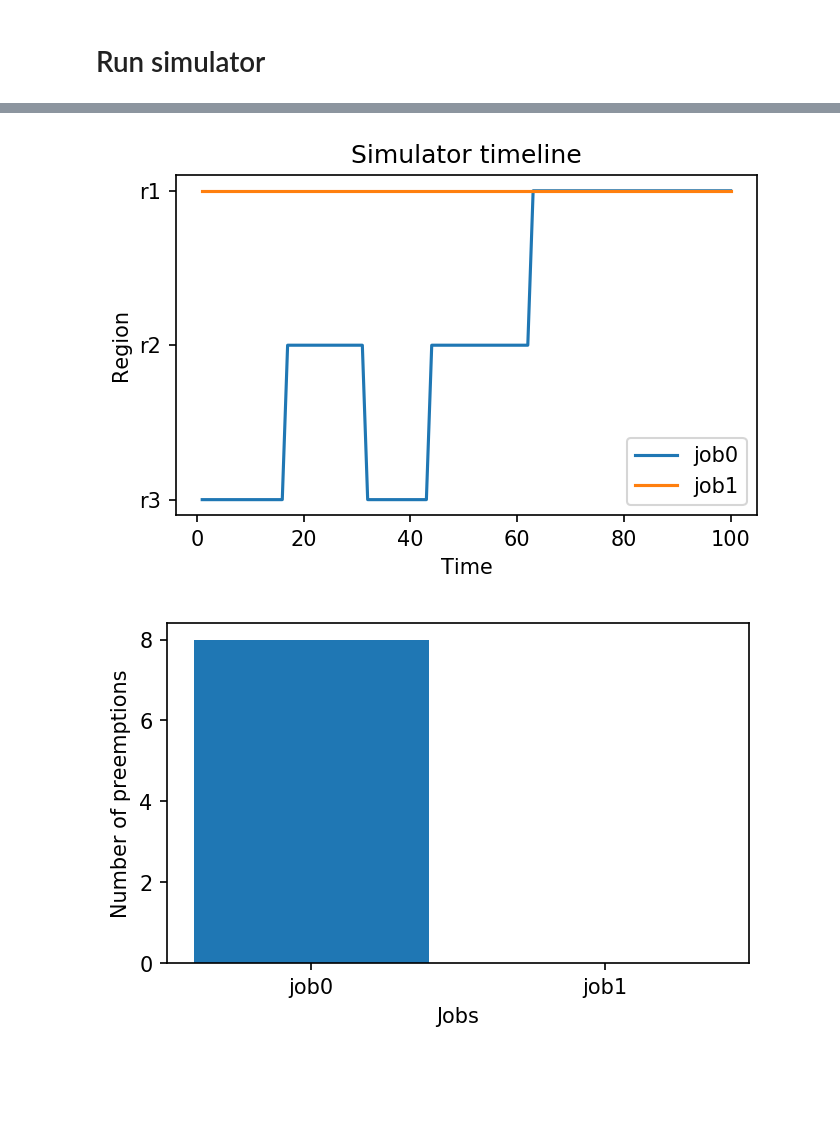
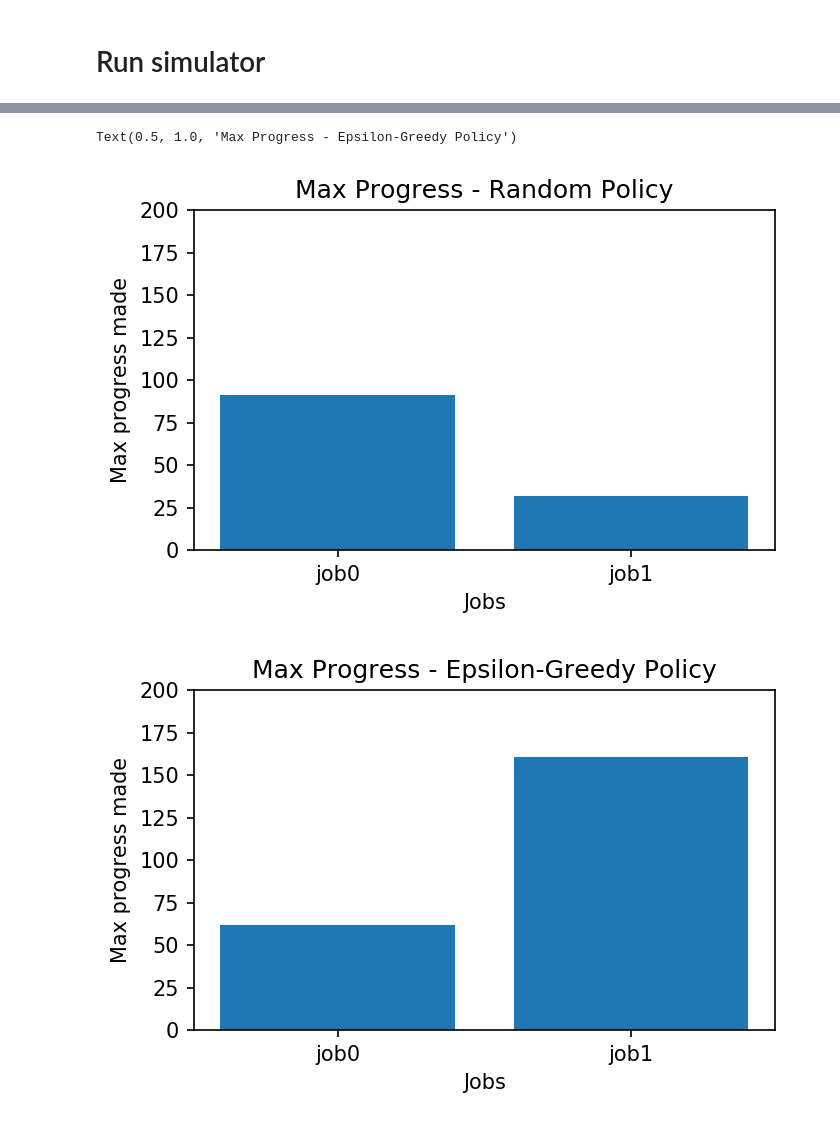
Before and after one commit to romilbhardwaj/cloud-preemption-sim, a Jupyter notebook: sim_runner.ipynb, the cells around one changed output, grey strips where cells are left out. Cells and saved outputs as stored; diff of their text form; code cells hidden in the pictures; blank space fills up the shorter version.

Commit message:
Simulator

```diff
--- a/sim_runner.ipynb
+++ b/sim_runner.ipynb
@@ -34,4 +22,0 @@ jobs = [Job(f"job{i}", None) for i in range(0,N_JOBS)]
-# %%
-env = Environment(regions)
-for j in jobs:
-    env.add_job(j)
@@ -38,5 +56,2 @@ for j in jobs:
 # %% [markdown]
 # Run simulator
-# %%
-for i in range(TOTAL_TIME):
-    env.tick()
@@ -53,0 +58,3 @@ t=63: Scheduled job0 to r1
+# %%
+random_env1 = run_simulator(RUN_TIME, env_fn=env1, policy='random')
+eg_env1 = run_simulator(RUN_TIME, env_fn=env1, policy='epsilon_greedy')
@@ -84,21 +109,28 @@ def plot_max_progress(jobs):
         str_ids.append(job.name)
     plt.bar(ids, heights, align='center')
     plt.xticks(ids, str_ids)
+    plt.ylim([0, RUN_TIME])
     plt.ylabel('Max progress made')
     plt.xlabel('Jobs')
 
 
-def plot_timeline(jobs):
+def plot_timeline(jobs, regions):
     plt.figure(figsize=(5, 3), dpi=150)
+    sorted_regions = [r.name for r in sorted(regions, key=lambda k: k.name)]
+    region_ints = list(range(0, len(sorted_regions)))
+    region_to_ints = dict(zip(sorted_regions, region_ints))
+    print(region_to_ints)
     for job in jobs:
         hist = copy.deepcopy(job.history)
         x_data = []
         y_data = []
         x_data, y_data = map(list, zip(*hist))
-        plt.plot(x_data,y_data, label=job.name)
+        y_data_int = [region_to_ints[region_str] for region_str in y_data]
+        plt.plot(x_data, y_data_int, label=job.name)
     plt.title('Simulator timeline')
     plt.ylabel('Region')
     plt.xlabel('Time')
+    plt.yticks(region_ints, sorted_regions)
     plt.legend()
 
 def plot_num_preemptions(jobs):
@@ -114,3 +146,4 @@ def plot_num_preemptions(jobs):
     plt.xticks(ids, str_ids)
     plt.ylabel('Number of preemptions')
     plt.xlabel('Jobs')
+    plt.ylim([0, 50])
@@ -121,8 +150,10 @@ plot_max_progress(jobs)
-# %%
-plot_timeline(jobs)
-# %% [output]
-[figure, removed]
-# %%
-plot_num_preemptions(jobs)
-# %% [output]
-[figure, removed]
+# %%
+plot_max_progress(random_env1.jobs)
+plt.title("Max Progress - Random Policy")
+
+plot_max_progress(eg_env1.jobs)
+plt.title("Max Progress - Epsilon-Greedy Policy")
+# %% [output]
+Text(0.5, 1.0, 'Max Progress - Epsilon-Greedy Policy')
+[figure, added]
+[figure, added]
```
Also changed, not shown: parts of 10 cells of this notebook, 1 other file.
